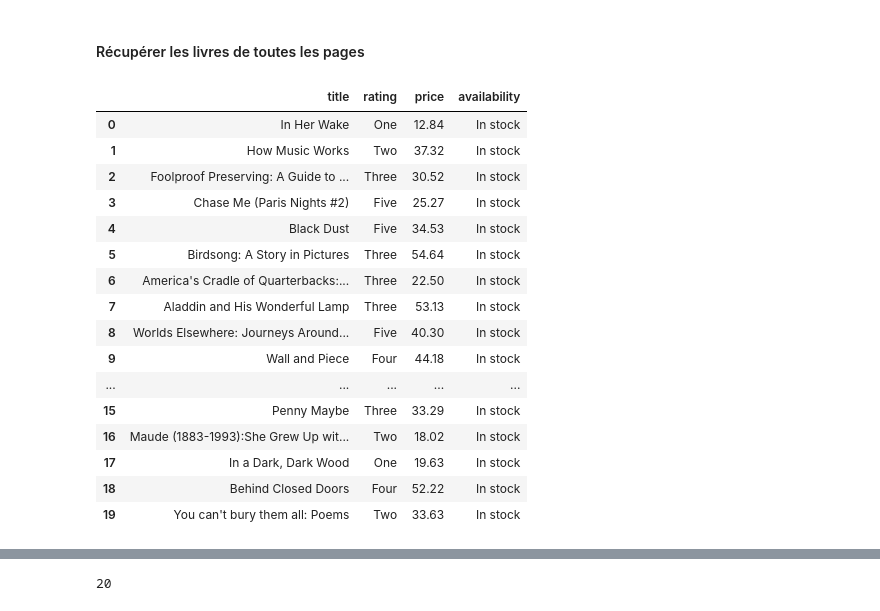
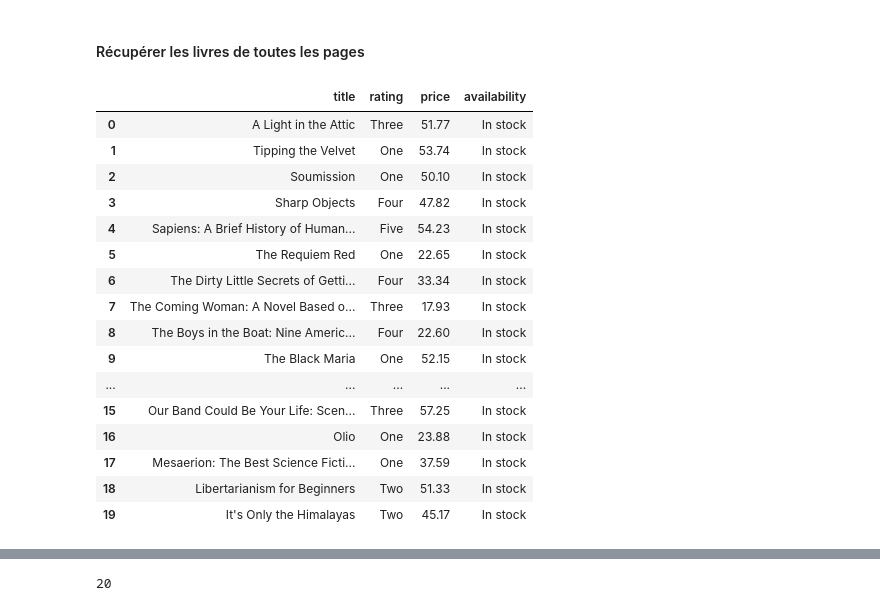
Before and after one commit to raymondgadji/DatAnalyst, a Jupyter notebook: Cours/Semaine6/Brief_Livres_elts_correction_partie1.ipynb, the cells around one changed output, grey strips where cells are left out. Saved outputs shown, nothing was run; the diff lists cells and outputs as text; code cells hidden in the pictures.

```diff
--- a/Cours/Semaine6/Brief_Livres_elts_correction_partie1.ipynb
+++ b/Cours/Semaine6/Brief_Livres_elts_correction_partie1.ipynb
@@ -191,23 +191,26 @@ def extract_book_info(page_url):
 
     return df_books
 # %%
-p=extract_book_info('http://books.toscrape.com/catalogue/page-2.html')
+p=extract_book_info('http://books.toscrape.com/catalogue/page-1.html')
+# p50=extract_book_info('http://books.toscrape.com/catalogue/page-50.html')
+
+
 p
 # %% [output]
 |  | title | rating | price | availability |
-| 0 | In Her Wake | One | 12.84 | In stock |
-| 1 | How Music Works | Two | 37.32 | In stock |
-| 2 | Foolproof Preserving: A Guide to ... | Three | 30.52 | In stock |
-| 3 | Chase Me (Paris Nights #2) | Five | 25.27 | In stock |
-| 4 | Black Dust | Five | 34.53 | In stock |
-| 5 | Birdsong: A Story in Pictures | Three | 54.64 | In stock |
-| 6 | America's Cradle of Quarterbacks:... | Three | 22.50 | In stock |
-| 7 | Aladdin and His Wonderful Lamp | Three | 53.13 | In stock |
-| 8 | Worlds Elsewhere: Journeys Around... | Five | 40.30 | In stock |
-| 9 | Wall and Piece | Four | 44.18 | In stock |
+| 0 | A Light in the Attic | Three | 51.77 | In stock |
+| 1 | Tipping the Velvet | One | 53.74 | In stock |
+| 2 | Soumission | One | 50.10 | In stock |
+| 3 | Sharp Objects | Four | 47.82 | In stock |
+| 4 | Sapiens: A Brief History of Human... | Five | 54.23 | In stock |
+| 5 | The Requiem Red | One | 22.65 | In stock |
+| 6 | The Dirty Little Secrets of Getti... | Four | 33.34 | In stock |
+| 7 | The Coming Woman: A Novel Based o... | Three | 17.93 | In stock |
+| 8 | The Boys in the Boat: Nine Americ... | Four | 22.60 | In stock |
+| 9 | The Black Maria | One | 52.15 | In stock |
 | ... | ... | ... | ... | ... |
-| 15 | Penny Maybe | Three | 33.29 | In stock |
-| 16 | Maude (1883-1993):She Grew Up wit... | Two | 18.02 | In stock |
-| 17 | In a Dark, Dark Wood | One | 19.63 | In stock |
-| 18 | Behind Closed Doors | Four | 52.22 | In stock |
-| 19 | You can't bury them all: Poems | Two | 33.63 | In stock |
+| 15 | Our Band Could Be Your Life: Scen... | Three | 57.25 | In stock |
+| 16 | Olio | One | 23.88 | In stock |
+| 17 | Mesaerion: The Best Science Ficti... | One | 37.59 | In stock |
+| 18 | Libertarianism for Beginners | Two | 51.33 | In stock |
+| 19 | It's Only the Himalayas | Two | 45.17 | In stock |
```
Also changed, not shown: parts of 18 cells of this notebook, 11 other files.
